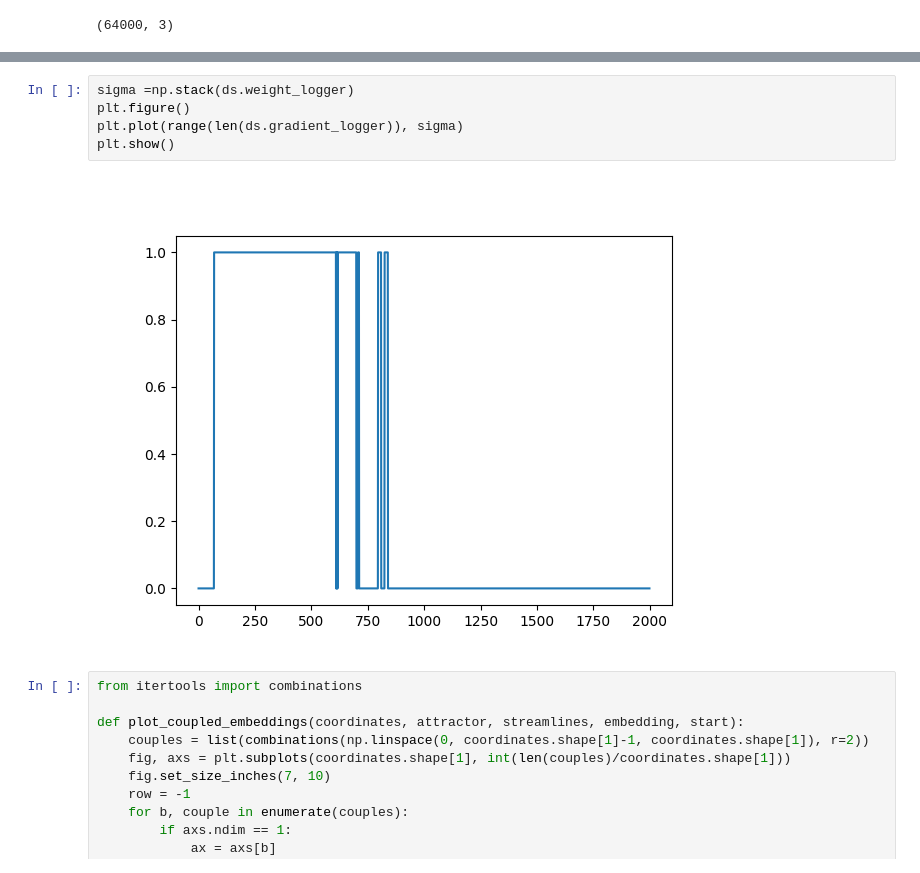
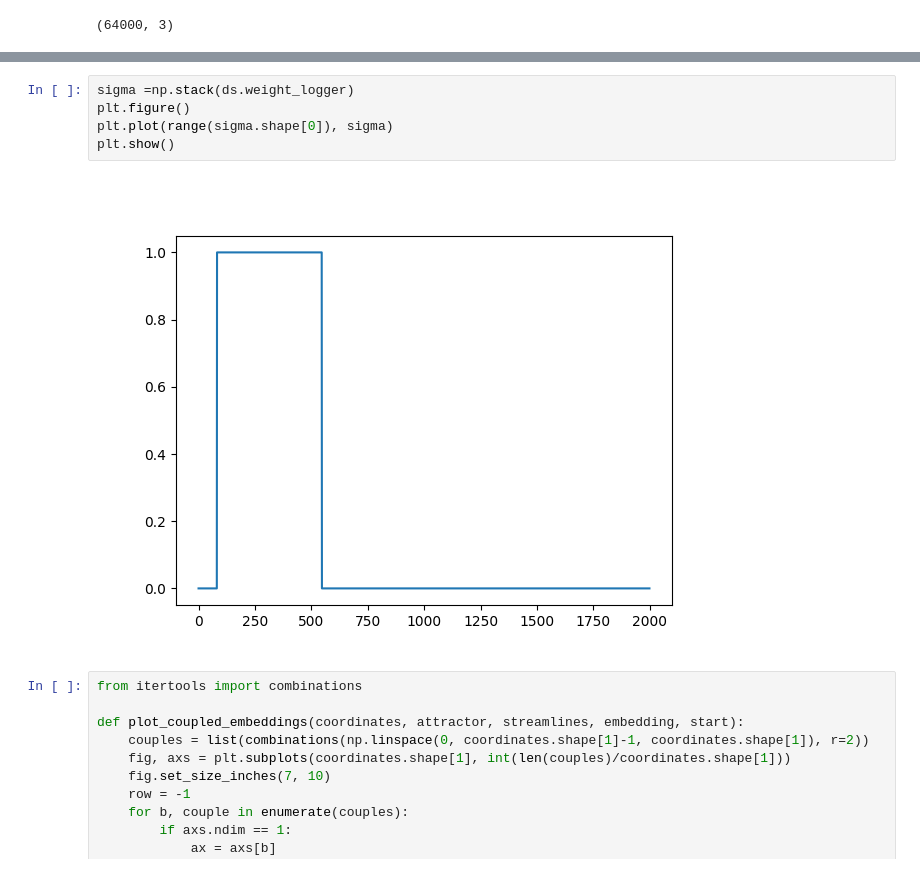
Before and after one commit to Bbosc/GDSOA, a Jupyter notebook: main3joints.ipynb, the cells around one changed output, grey strips where cells are left out. Cells and saved outputs as stored; diff of their text form.

```diff
--- a/main3joints.ipynb
+++ b/main3joints.ipynb
@@ -92,10 +92,10 @@ plt.show()
 # %%
 sigma =np.stack(ds.weight_logger)
 plt.figure()
-plt.plot(range(len(ds.gradient_logger)), sigma)
+plt.plot(range(sigma.shape[0]), sigma)
 plt.show()
 # %% [output]
-[figure, old version]
+[figure, new version]
 # %%
 from itertools import combinations
 
```
Also changed, not shown: parts of 7 cells of this notebook, 2 other files.
